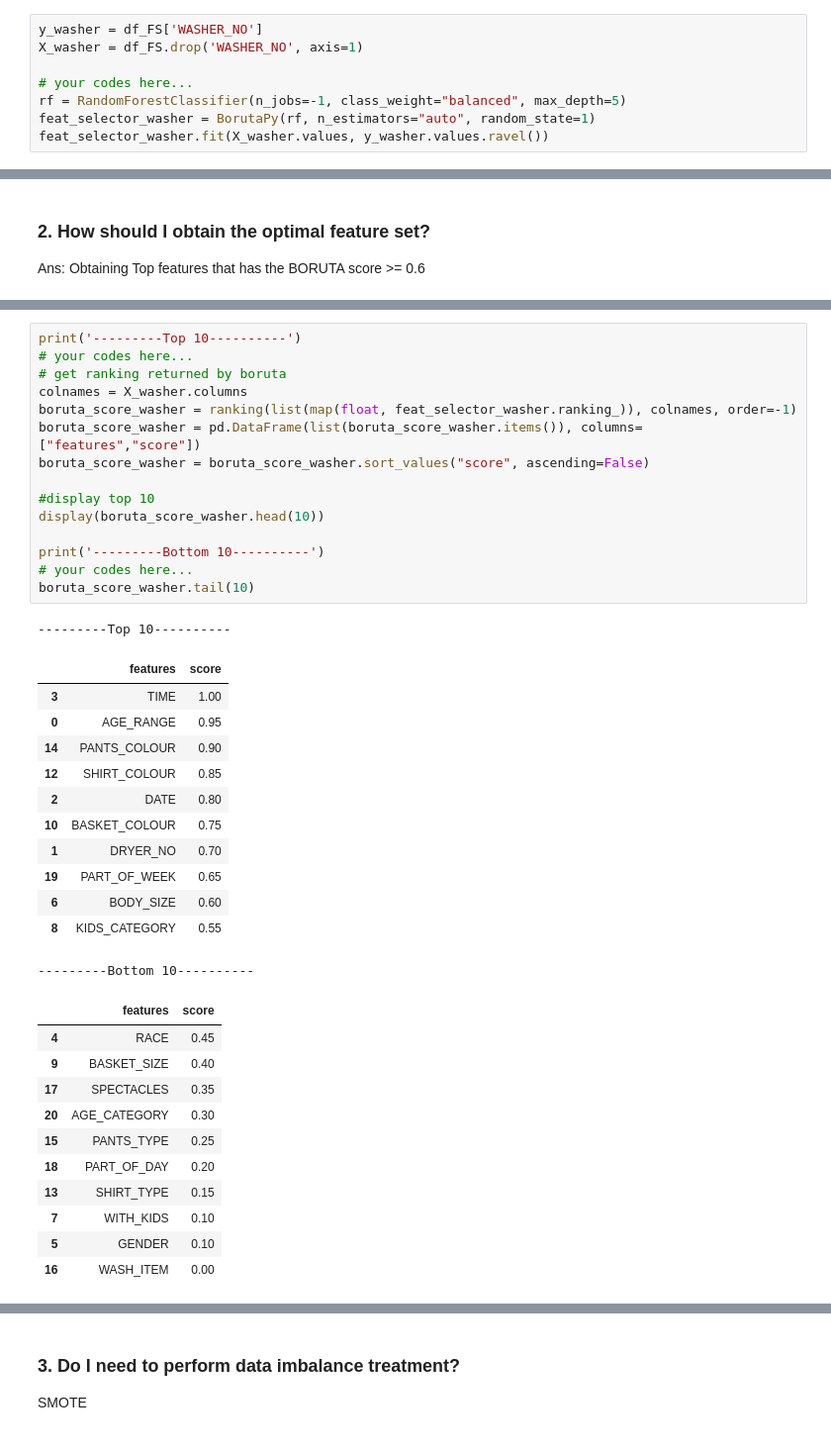
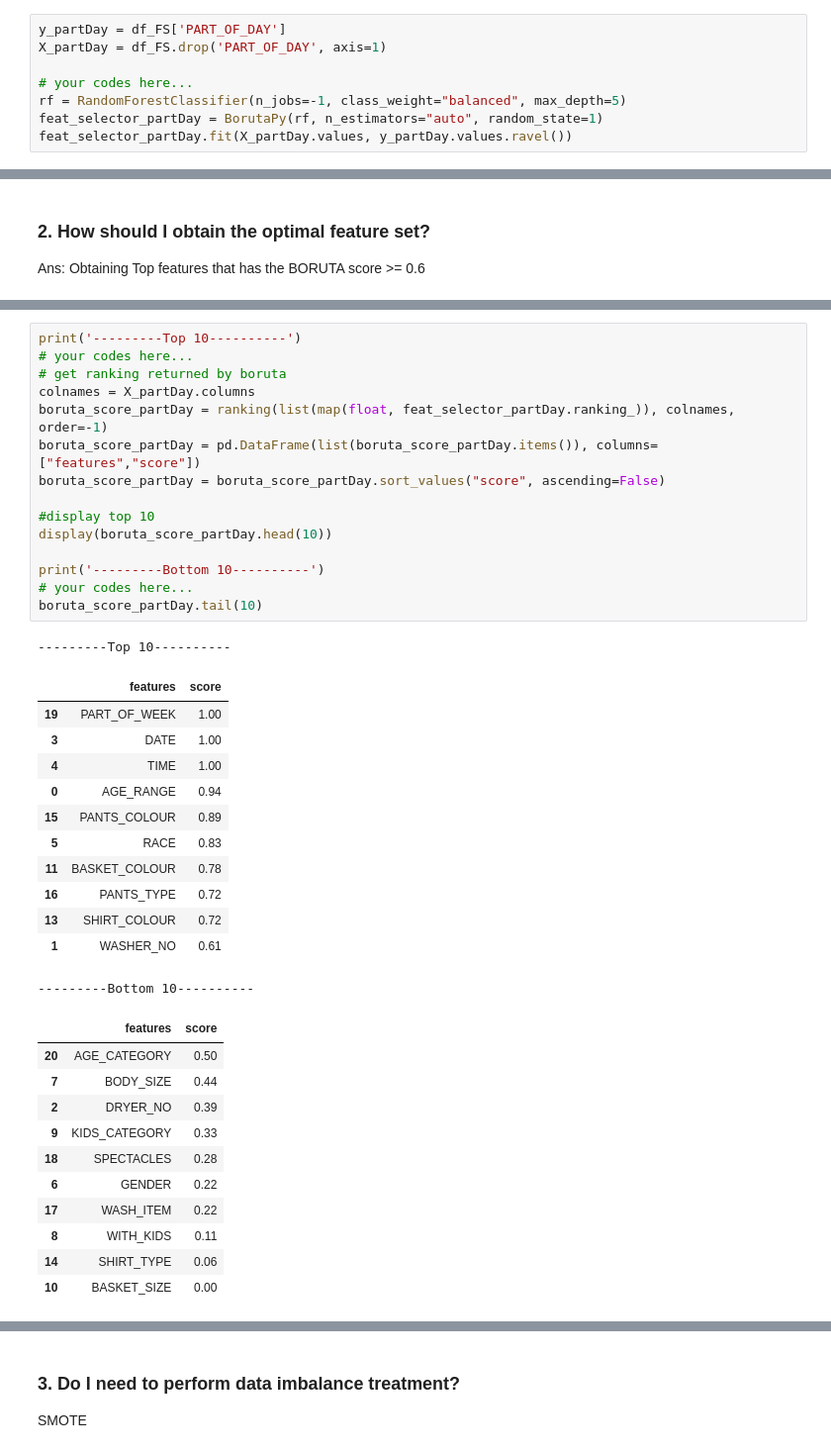
Before and after one commit to mzamfirdaus/dataminingproject, a Jupyter notebook: datapreprocessing.ipynb, the cells around one changed output, grey strips where cells are left out. Shown: that part at 99% size. Saved outputs shown, nothing was run; the diff lists cells and outputs as text.

```diff
--- a/datapreprocessing.ipynb
+++ b/datapreprocessing.ipynb
@@ -980,10 +986,10 @@ Feature selection used: BORUTA
 # %%
-y_washer = df_FS['WASHER_NO']
-X_washer = df_FS.drop('WASHER_NO', axis=1)
+y_partDay = df_FS['PART_OF_DAY']
+X_partDay = df_FS.drop('PART_OF_DAY', axis=1)
 
 # your codes here...
 rf = RandomForestClassifier(n_jobs=-1, class_weight="balanced", max_depth=5)
-feat_selector_washer = BorutaPy(rf, n_estimators="auto", random_state=1)
-feat_selector_washer.fit(X_washer.values, y_washer.values.ravel())
+feat_selector_partDay = BorutaPy(rf, n_estimators="auto", random_state=1)
+feat_selector_partDay.fit(X_partDay.values, y_partDay.values.ravel())
 # %% [output]
 BorutaPy(estimator=RandomForestClassifier(class_weight='balanced', max_depth=5,
@@ -1016,40 +1004,40 @@ Ans: Obtaining Top features that has the BORUTA score >= 0.6
 # %%
 print('---------Top 10----------')
 # your codes here...
 # get ranking returned by boruta
-colnames = X_washer.columns
-boruta_score_washer = ranking(list(map(float, feat_selector_washer.ranking_)), colnames, order=-1)
-boruta_score_washer = pd.DataFrame(list(boruta_score_washer.items()), columns=["features","score"])
-boruta_score_washer = boruta_score_washer.sort_values("score", ascending=False)
+colnames = X_partDay.columns
+boruta_score_partDay = ranking(list(map(float, feat_selector_partDay.ranking_)), colnames, order=-1)
+boruta_score_partDay = pd.DataFrame(list(boruta_score_partDay.items()), columns=["features","score"])
+boruta_score_partDay = boruta_score_partDay.sort_values("score", ascending=False)
 
 #display top 10
-display(boruta_score_washer.head(10))
+display(boruta_score_partDay.head(10))
 
 print('---------Bottom 10----------')
 # your codes here...
-boruta_score_washer.tail(10)
+boruta_score_partDay.tail(10)
 # %% [output]
 ---------Top 10----------
 |  | features | score |
-| 3 | TIME | 1.00 |
-| 0 | AGE_RANGE | 0.95 |
-| 14 | PANTS_COLOUR | 0.90 |
-| 12 | SHIRT_COLOUR | 0.85 |
-| 2 | DATE | 0.80 |
-| 10 | BASKET_COLOUR | 0.75 |
-| 1 | DRYER_NO | 0.70 |
-| 19 | PART_OF_WEEK | 0.65 |
-| 6 | BODY_SIZE | 0.60 |
-| 8 | KIDS_CATEGORY | 0.55 |
+| 19 | PART_OF_WEEK | 1.00 |
+| 3 | DATE | 1.00 |
+| 4 | TIME | 1.00 |
+| 0 | AGE_RANGE | 0.94 |
+| 15 | PANTS_COLOUR | 0.89 |
+| 5 | RACE | 0.83 |
+| 11 | BASKET_COLOUR | 0.78 |
+| 16 | PANTS_TYPE | 0.72 |
+| 13 | SHIRT_COLOUR | 0.72 |
+| 1 | WASHER_NO | 0.61 |
 ---------Bottom 10----------
 |  | features | score |
-| 4 | RACE | 0.45 |
-| 9 | BASKET_SIZE | 0.40 |
-| 17 | SPECTACLES | 0.35 |
-| 20 | AGE_CATEGORY | 0.30 |
-| 15 | PANTS_TYPE | 0.25 |
-| 18 | PART_OF_DAY | 0.20 |
-| 13 | SHIRT_TYPE | 0.15 |
-| 7 | WITH_KIDS | 0.10 |
-| 5 | GENDER | 0.10 |
-| 16 | WASH_ITEM | 0.00 |
+| 20 | AGE_CATEGORY | 0.50 |
+| 7 | BODY_SIZE | 0.44 |
+| 2 | DRYER_NO | 0.39 |
+| 9 | KIDS_CATEGORY | 0.33 |
+| 18 | SPECTACLES | 0.28 |
+| 6 | GENDER | 0.22 |
+| 17 | WASH_ITEM | 0.22 |
+| 8 | WITH_KIDS | 0.11 |
+| 14 | SHIRT_TYPE | 0.06 |
+| 10 | BASKET_SIZE | 0.00 |
```
Also changed, not shown: parts of 35 cells of this notebook, 1 other file.
